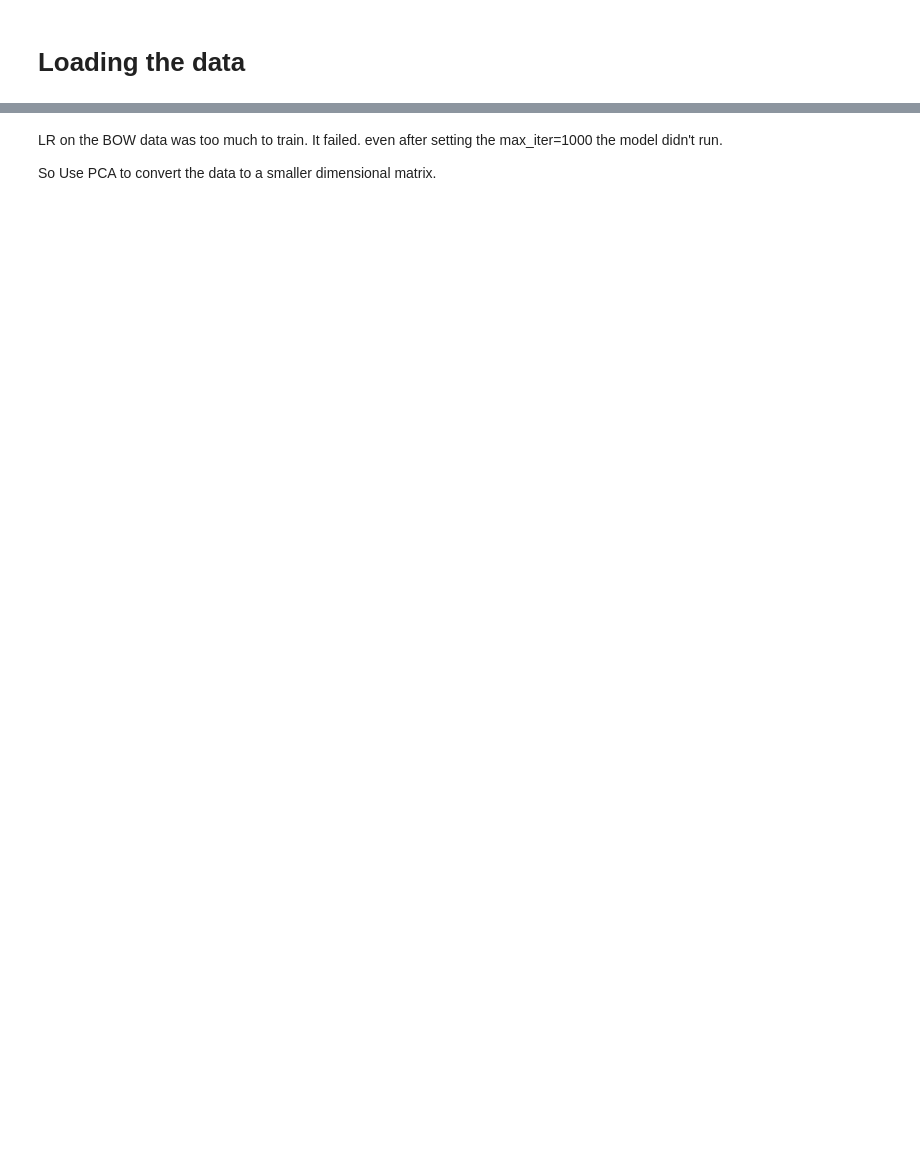
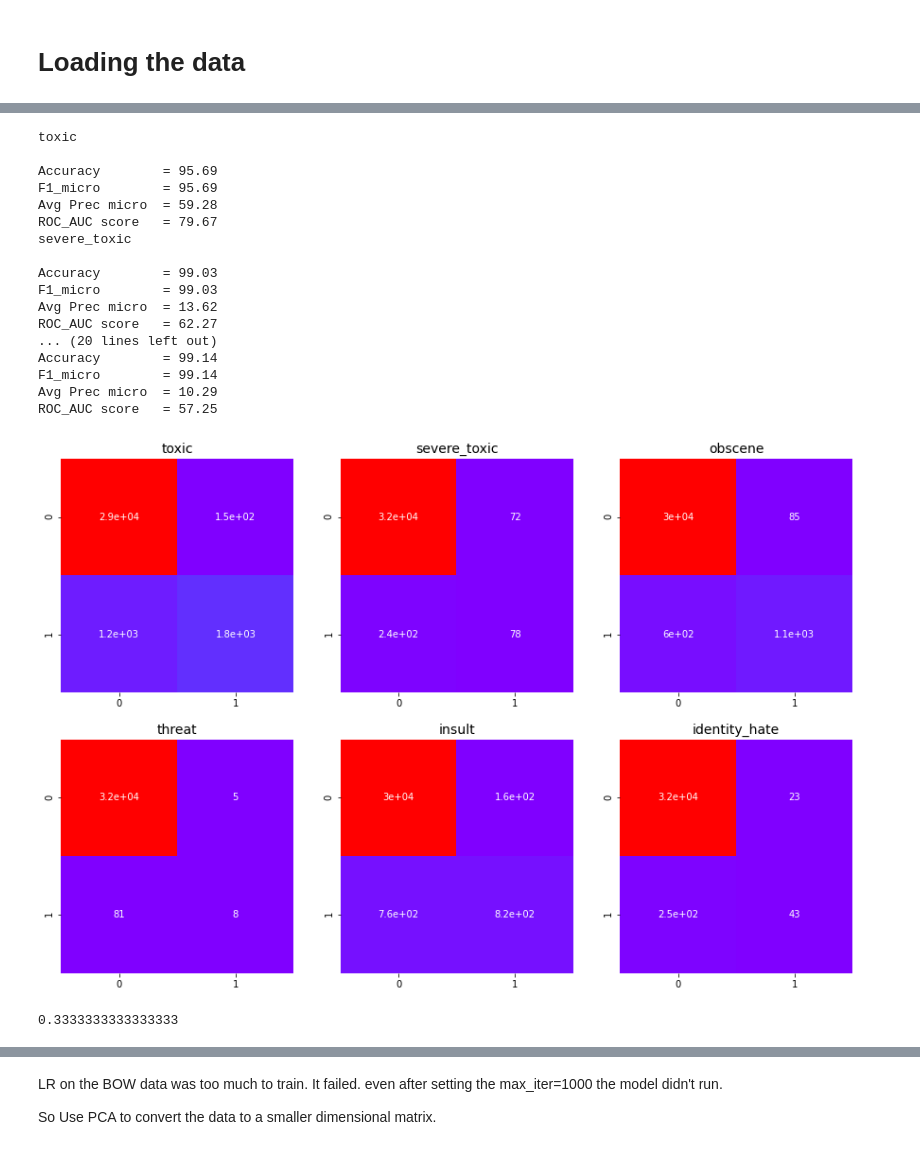
Before and after one commit to dyasutomo/ToxCom, a Jupyter notebook: g02_linear_models.ipynb, the cells around one changed output, grey strips where cells are left out. Drawn from its saved outputs; the diff is of its cells as text; code cells hidden in the pictures; blank space fills up the shorter version.

```diff
--- a/g02_linear_models.ipynb
+++ b/g02_linear_models.ipynb
@@ -95,0 +109,30 @@ ROC_AUC score   = 68.61
+# %%
+model = LogisticRegression(penalty='l2', C=1.0,max_iter=500)
+train_multioutput(model, X_train_tf, y_train_tf, X_test_tf, y_test_tf)
+# %% [output]
+toxic
+
+Accuracy        = 95.69
+F1_micro        = 95.69
+Avg Prec micro  = 59.28
+ROC_AUC score   = 79.67
+severe_toxic
+
+Accuracy        = 99.03
+F1_micro        = 99.03
+Avg Prec micro  = 13.62
+ROC_AUC score   = 62.27
+... (20 lines left out)
+Accuracy        = 99.14
+F1_micro        = 99.14
+Avg Prec micro  = 10.29
+ROC_AUC score   = 57.25
+[figure, added]
+# %%
+cm=[[3.2e04, 72], [2.4e02, 78]]
+prec = 78/(78+72)
+rec = 78/(78+240)
+f1 = 2* prec*rec/(prec+rec)
+print (f1)
+# %% [output]
+0.3333333333333333
```
Also changed, not shown: parts of 26 cells of this notebook, 1 other file.
